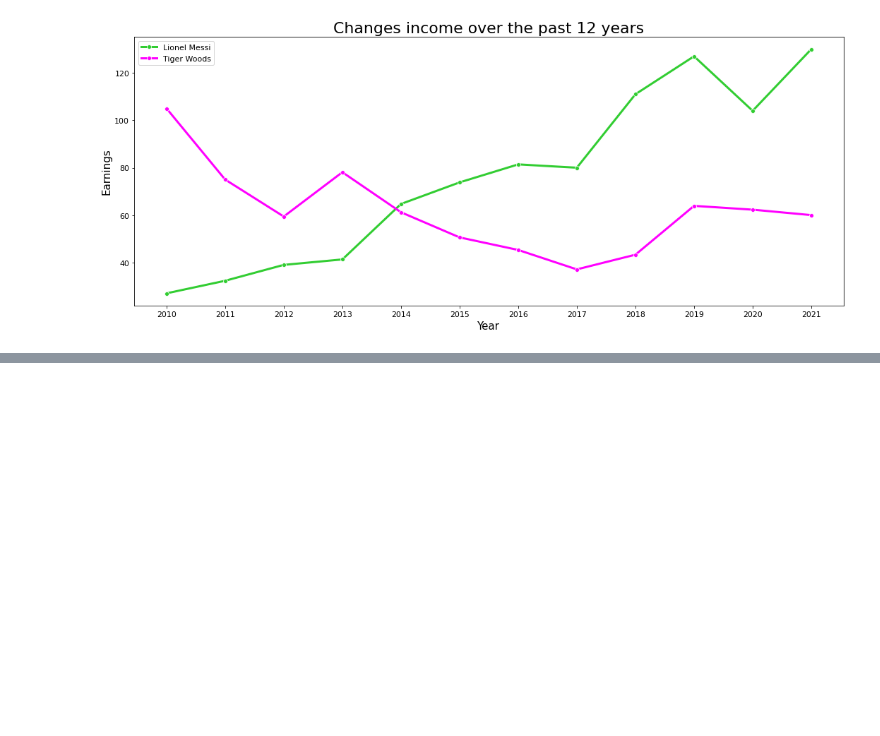
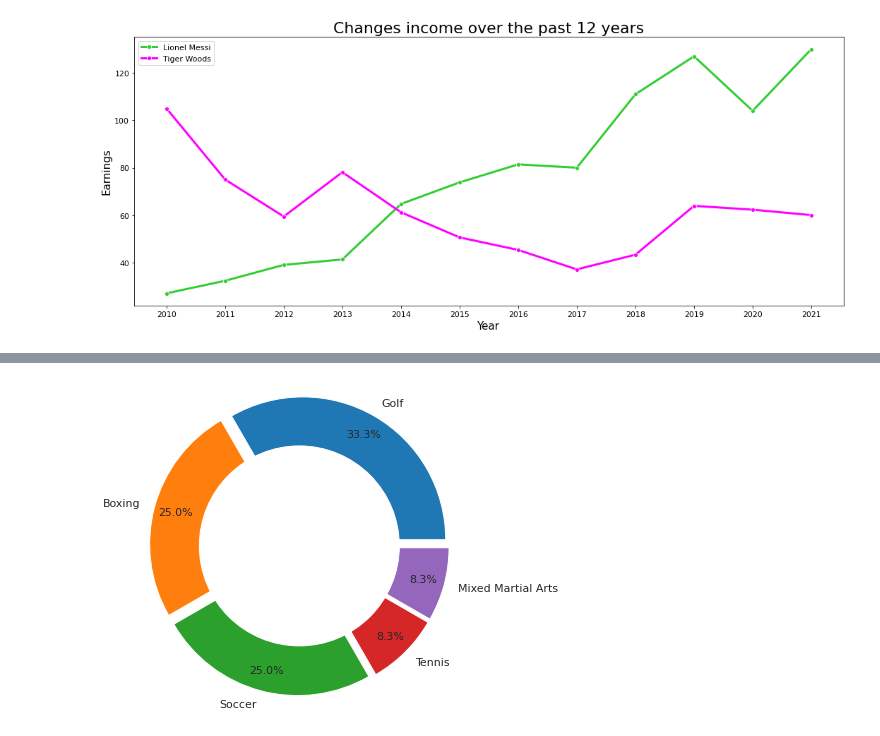
Before and after one commit to gjsin1105/DAP__, a Jupyter notebook: FinalProject.ipynb, the cells around one changed output, grey strips where cells are left out. Cells and saved outputs as stored; diff of their text form; code cells hidden in the pictures; blank space fills up the shorter version.

```diff
--- a/FinalProject.ipynb
+++ b/FinalProject.ipynb
@@ -166,0 +195,18 @@ pie plot
+# %%
+sportCount = top_year.value_counts('Sport')
+fig, ax = plt.subplots(figsize=(6,6))
+
+ax.pie(sportCount,
+       labels=['Golf','Boxing','Soccer','Tennis','Mixed Martial Arts'],
+       autopct="%1.1f%%",
+       pctdistance=0.85,
+       explode=(0.05,0.05,0.05,0.05,0.05)
+       )
+
+centre_circle = plt.Circle((0,0),0.70,fc='white')
+fig=plt.gcf()
+fig.gca().add_artist(centre_circle)
+ax.axis('equal')
+plt.show()
+# %% [output]
+[figure, added]
```
Also changed, not shown: parts of 7 cells of this notebook.
